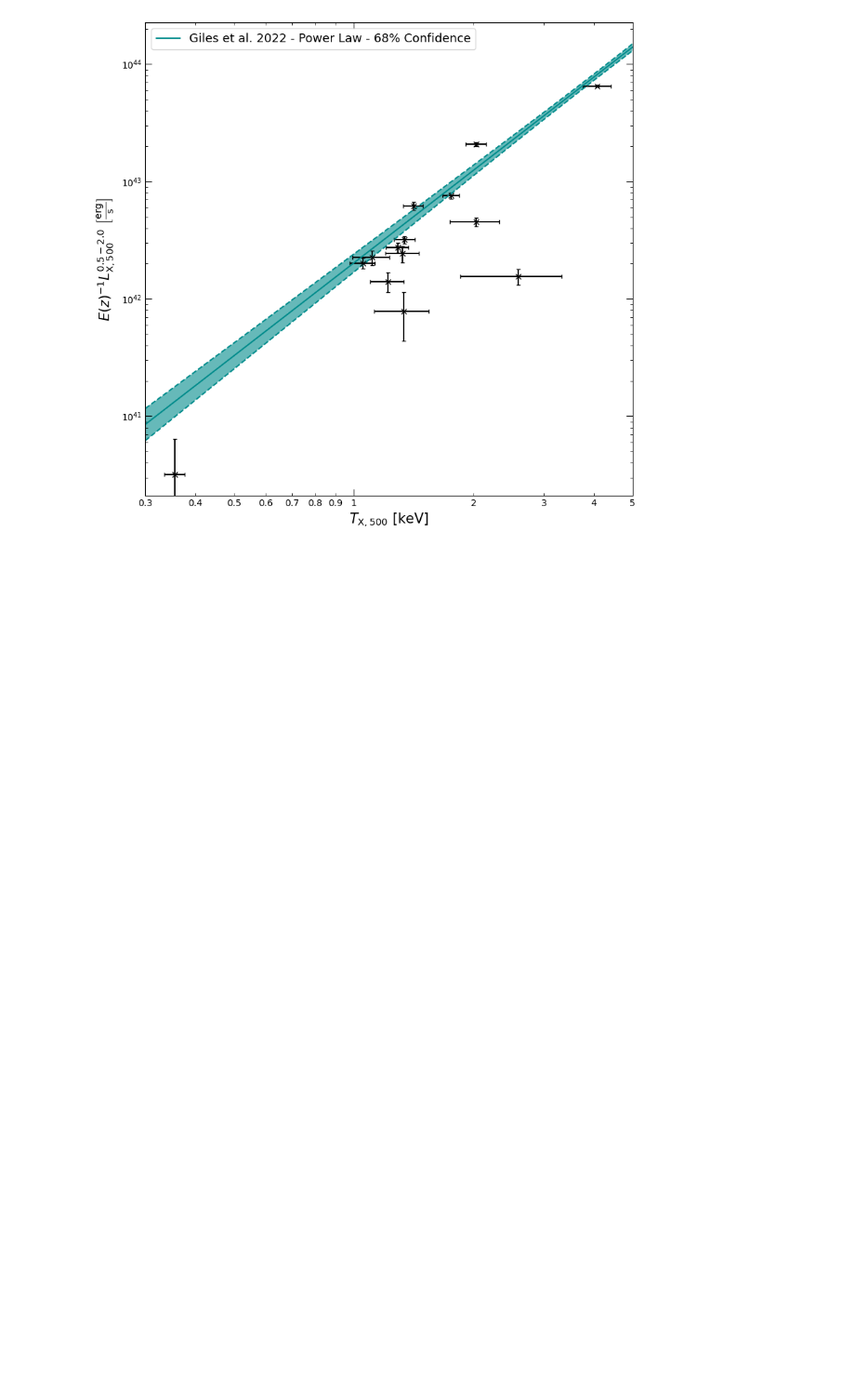
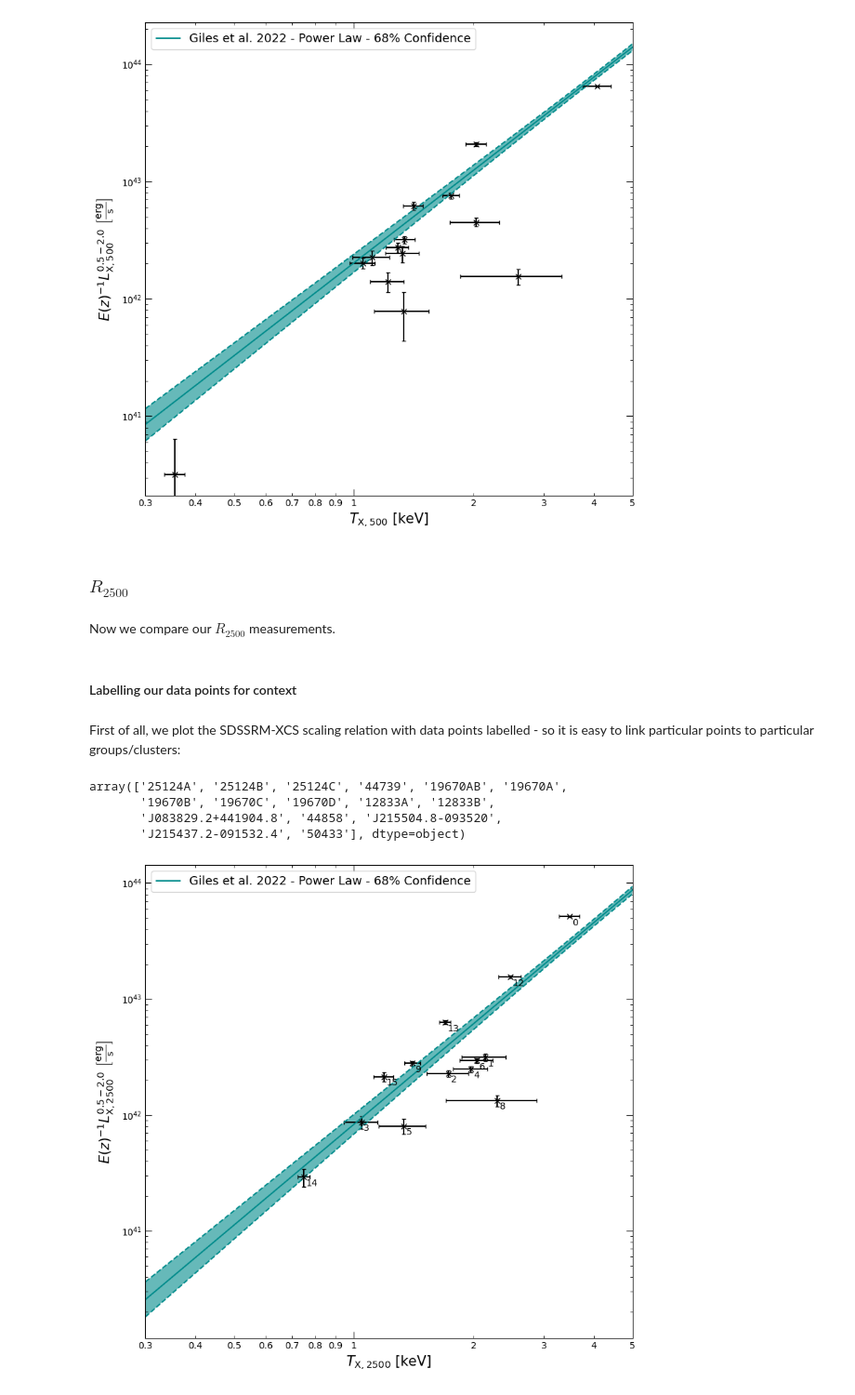
Before and after one commit to DavidT3/OVI_groups, a Jupyter notebook: notebooks/results_analyses/luminosity_temperature_comparisons.ipynb, the cells around one changed output. Shown at 93% size. Drawn from its saved outputs; the diff is of its cells as text; code cells hidden in the pictures; blank space fills up the shorter version.

```diff
--- a/notebooks/results_analyses/luminosity_temperature_comparisons.ipynb
+++ b/notebooks/results_analyses/luminosity_temperature_comparisons.ipynb
@@ -43,0 +46,3 @@ xray_prop
+# %%
+r2500_xray_prop = pd.read_csv("../../outputs/results/ltr_r2500_pipeline_results.csv")
+r2500_xray_prop
@@ -58 +83,7 @@ tx = Quantity(xray_prop[['Tx500', 'Tx500-', 'Tx500+']].values, 'keV')
+# %%
+r2500_inv_e = DEFAULT_COSMO.inv_efunc(r2500_xray_prop['redshift'].values)
+r2500_lx = Quantity(r2500_xray_prop[['Lx2500_0.5-2.0', 'Lx2500_0.5-2.0-', 'Lx2500_0.5-2.0+']].values,
+                    'erg/s')*inv_e[..., None]
+
+r2500_tx = Quantity(r2500_xray_prop[['Tx2500', 'Tx2500-', 'Tx2500+']].values, 'keV')
 # %% [markdown]
@@ -76,3 +107,15 @@ xcs_sdss_r500_52.model_colour = 'darkcyan'
+# %%
+xcs_sdss_r2500_52._y_data = r2500_lx[:, 0]
+xcs_sdss_r2500_52._y_err = r2500_lx[:, 1]
+
+xcs_sdss_r2500_52._x_data = r2500_tx[:, 0]
+xcs_sdss_r2500_52._x_err = r2500_tx[:, 1]
+
+xcs_sdss_r2500_52._point_names = r2500_xray_prop['name'].values
+
+xcs_sdss_r2500_52._x_name = r"$T_{\rm{X,2500}}$"
+xcs_sdss_r2500_52._y_name = r"$E(z)^{-1}L^{0.5-2.0}_{\rm{X,2500}}$"
+xcs_sdss_r2500_52.model_colour = 'darkcyan'
 # %% [markdown]
 ## Plotting our data
 # %% [markdown]
@@ -103,3 +150,24 @@ xcs_sdss_r500_52.view(x_lims=Quantity([0.3, 5], 'keV'), log_scale=True, label_po
                       plot_title='', figsize=(8.5, 8), save_path="../../outputs/figures/tx_lx_relation_comp.pdf")
 # %% [output]
 [figure]
+# %% [markdown]
+### $R_{2500}$
+# %% [markdown]
+Now we compare our $R_{2500}$ measurements.
+# %% [markdown]
+#### Labelling our data points for context
+# %% [markdown]
+First of all, we plot the SDSSRM-XCS scaling relation with data points labelled - so it is easy to link particular points to particular groups/clusters:
+# %%
+xcs_sdss_r2500_52.point_names
+# %% [output]
+array(['25124A', '25124B', '25124C', '44739', '19670AB', '19670A',
+       '19670B', '19670C', '19670D', '12833A', '12833B',
+       'J083829.2+441904.8', '44858', 'J215504.8-093520',
+       'J215437.2-091532.4', '50433'], dtype=object)
+# %%
+xcs_sdss_r2500_52.view(x_lims=Quantity([0.3, 5], 'keV'), log_scale=True, label_points=True, conf_level=68,
+                       plot_title='', figsize=(8.5, 8), point_label_offset=(0.005, -0.03),
+                       save_path="../../outputs/figures/tx_lx_r2500_relation_comp_pntlab.pdf")
+# %% [output]
+[figure, added]
```
Also changed, not shown: parts of 15 cells of this notebook.
